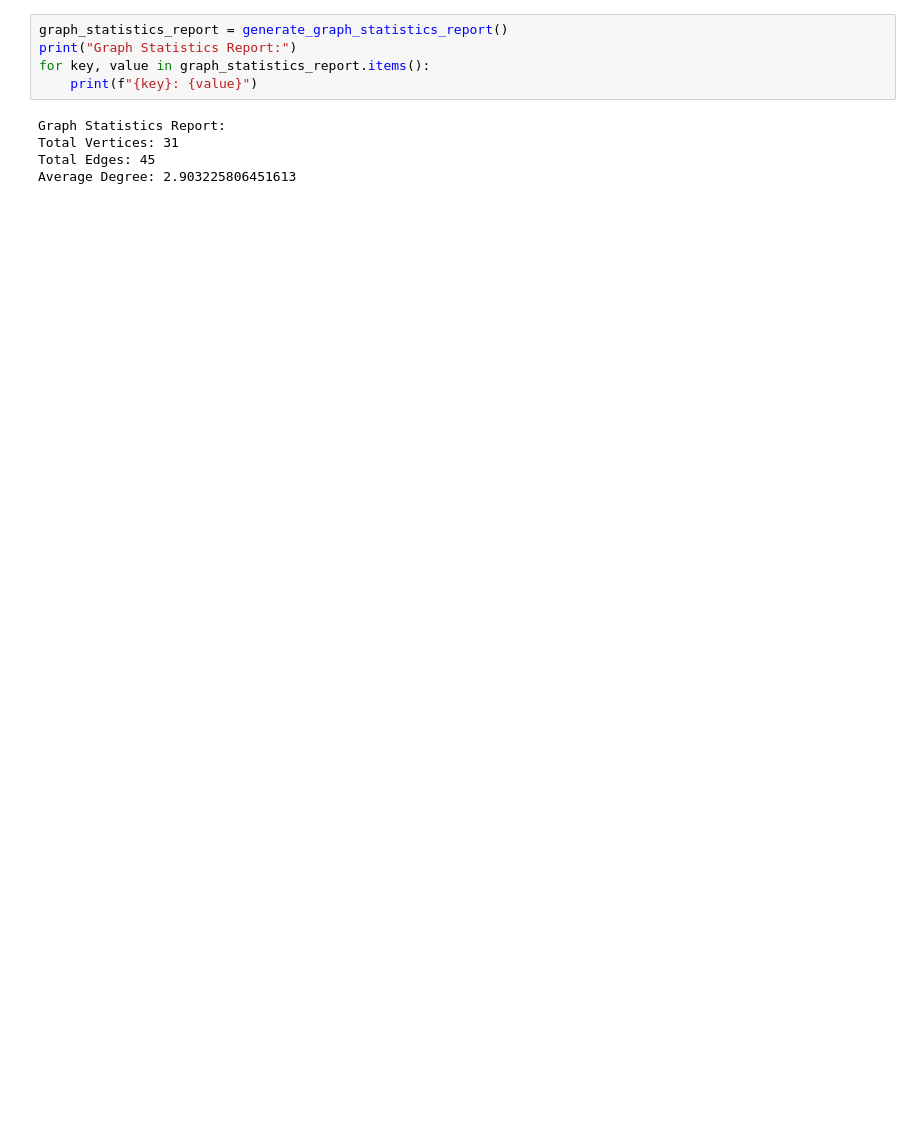
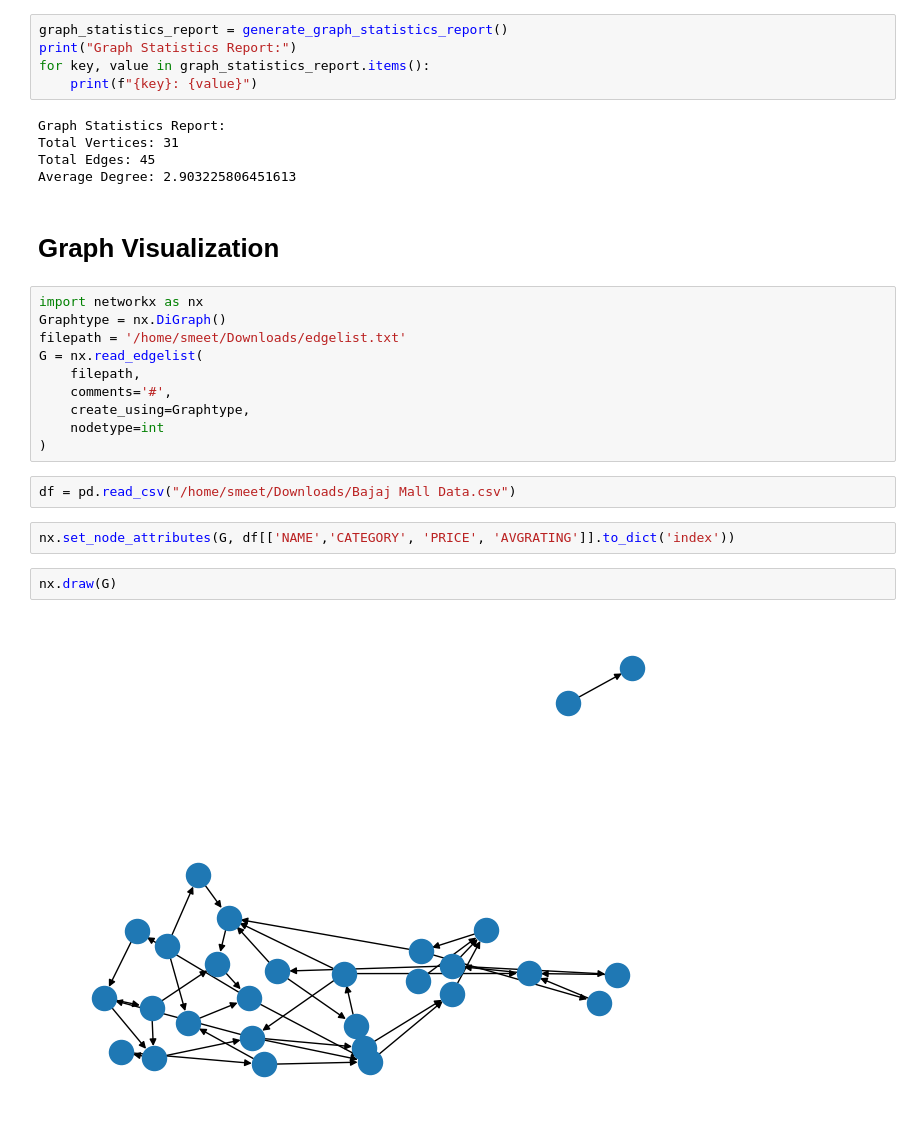
Before and after one commit to Smeet-Dedhia/PheonixGraph-HackRx-Hackathon, a Jupyter notebook: Notebooks/Janus_graph/gremlin-python.ipynb, the cells around one changed output. Saved outputs shown, nothing was run; the diff lists cells and outputs as text; blank space fills up the shorter version.

```diff
--- a/Notebooks/Janus_graph/gremlin-python.ipynb
+++ b/Notebooks/Janus_graph/gremlin-python.ipynb
@@ -330,3 +333,23 @@ Graph Statistics Report:
 Total Vertices: 31
 Total Edges: 45
 Average Degree: 2.903225806451613
+# %% [markdown]
+# Graph Visualization
+# %%
+import networkx as nx
+Graphtype = nx.DiGraph()
+filepath = '/home/smeet/Downloads/edgelist.txt'
+G = nx.read_edgelist(
+    filepath,
+    comments='#',
+    create_using=Graphtype,
+    nodetype=int
+)
+# %%
+df = pd.read_csv("/home/smeet/Downloads/Bajaj Mall Data.csv")
+# %%
+nx.set_node_attributes(G, df[['NAME','CATEGORY', 'PRICE', 'AVGRATING']].to_dict('index'))
+# %%
+nx.draw(G)
+# %% [output]
+[figure, added]
```
Also changed, not shown: parts of 17 cells of this notebook.
